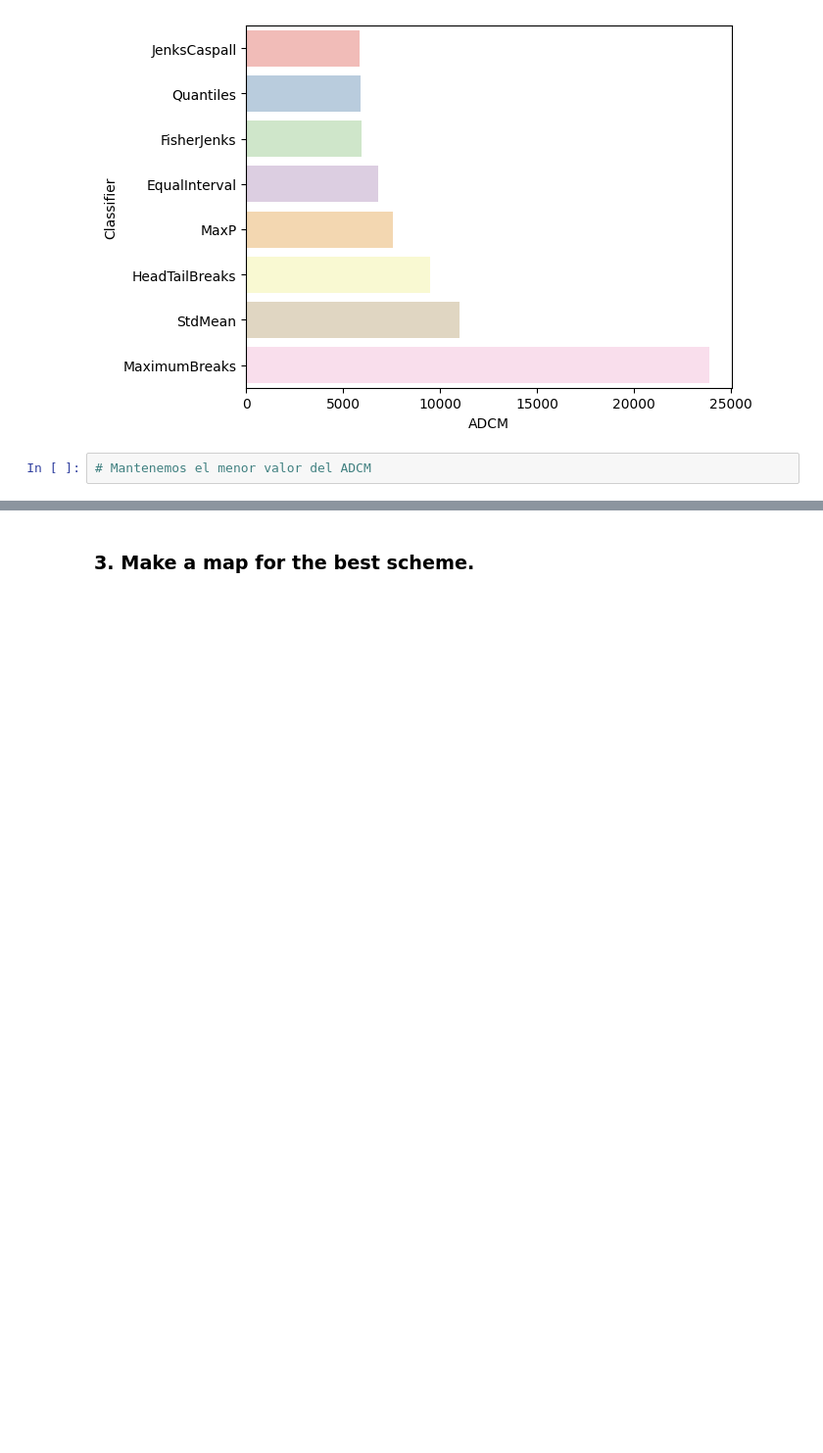
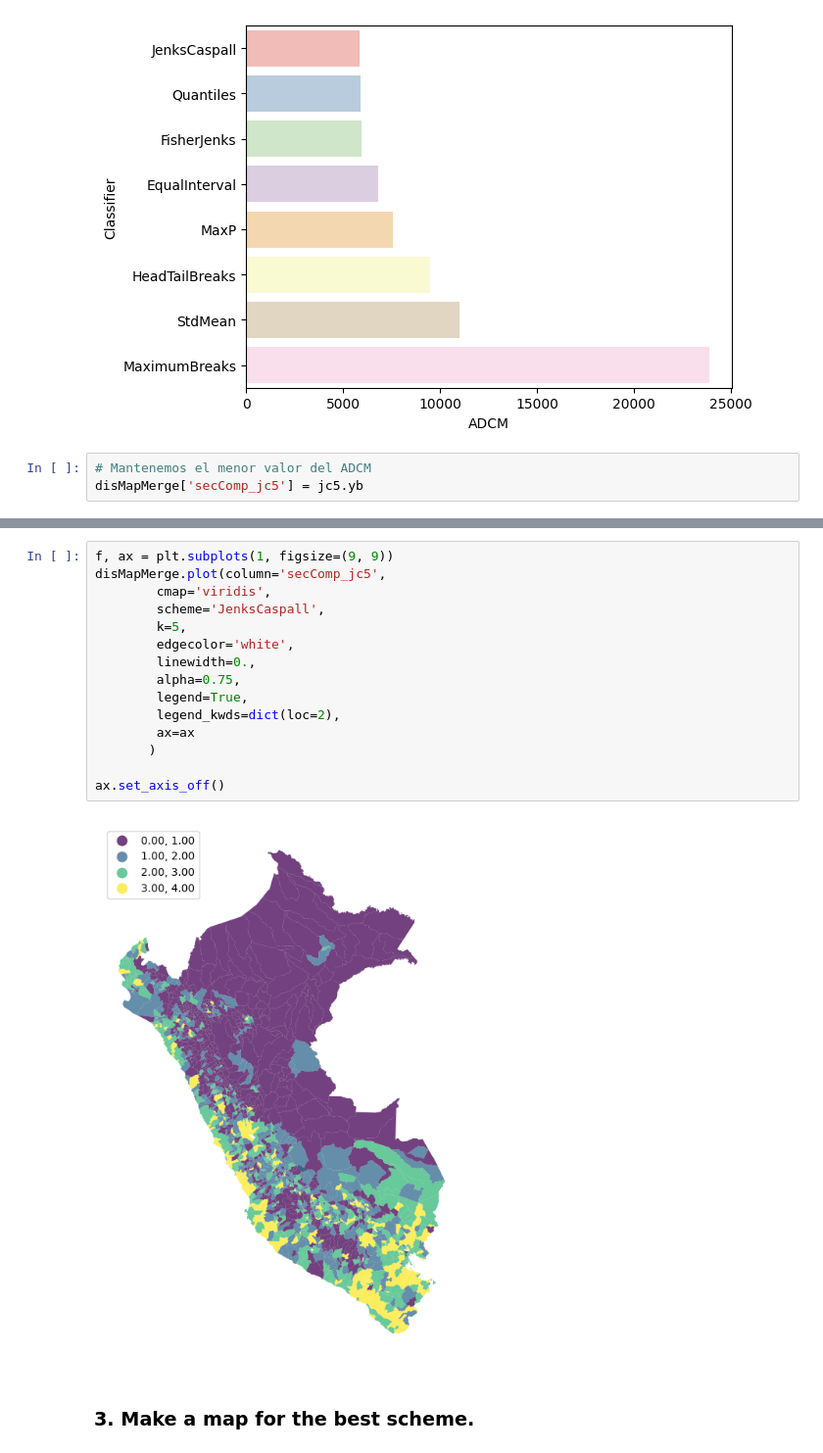
Before and after one commit to IntroSpatialDataScience/MiningGDFProject2, a Jupyter notebook: Ev-p2.ipynb, the cells around one changed output, grey strips where cells are left out. Shown at 98% size. Cells and saved outputs as stored; diff of their text form; blank space fills up the shorter version.

```diff
--- a/Ev-p2.ipynb
+++ b/Ev-p2.ipynb
@@ -389,3 +387,4 @@ sea.barplot(y='Classifier',
 [figure]
 # %%
 # Mantenemos el menor valor del ADCM
+disMapMerge['secComp_jc5'] = jc5.yb
@@ -392,3 +400,20 @@ sea.barplot(y='Classifier',
+# %%
+f, ax = plt.subplots(1, figsize=(9, 9))
+disMapMerge.plot(column='secComp_jc5',
+        cmap='viridis',
+        scheme='JenksCaspall',
+        k=5,
+        edgecolor='white',
+        linewidth=0.,
+        alpha=0.75,
+        legend=True,
+        legend_kwds=dict(loc=2),
+        ax=ax
+       )
+
+ax.set_axis_off()
+# %% [output]
+[figure, added]
 # %% [markdown]
 ### 3. Make a map for the best scheme.
 # %% [markdown]
```
Also changed, not shown: parts of 3 cells of this notebook.
